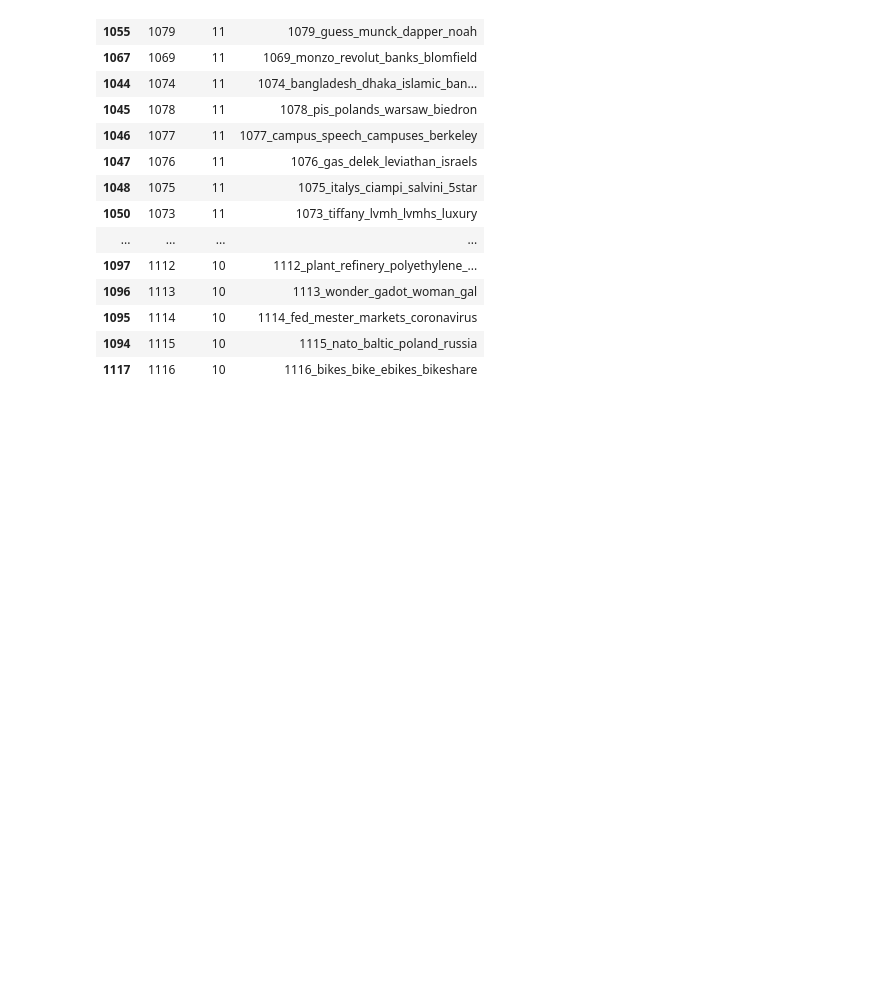
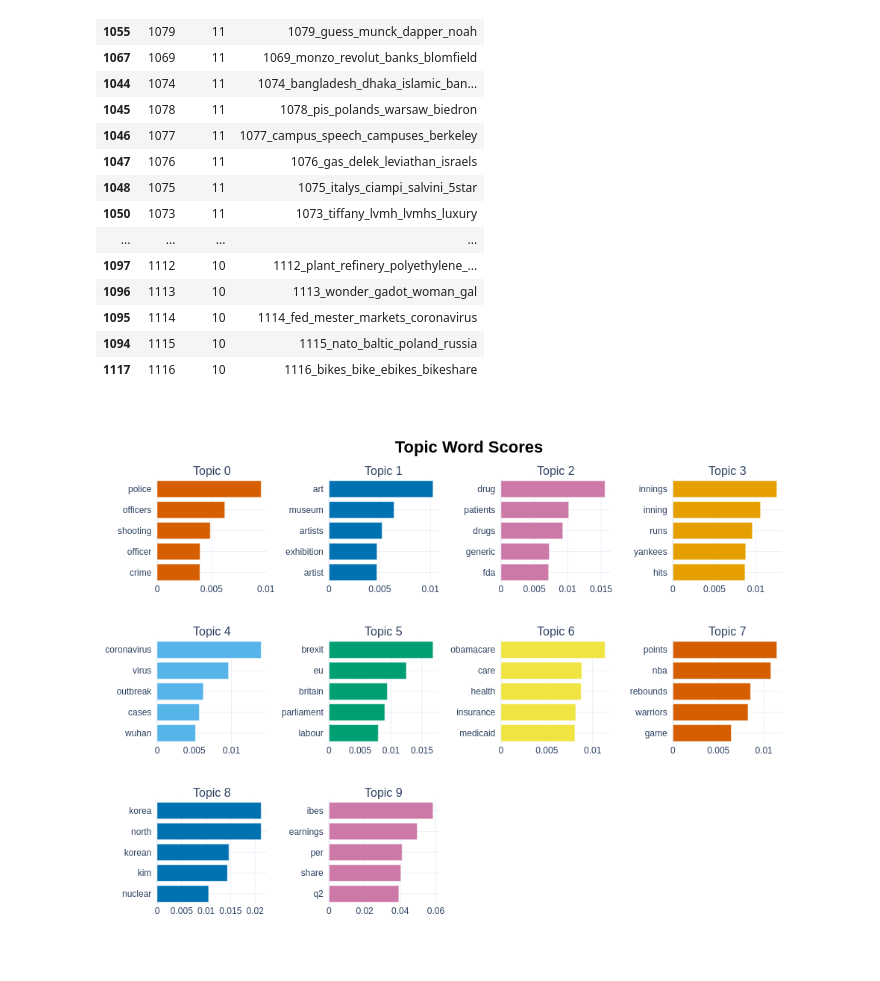
Before and after one commit to rafael-ariascalles/nlp-glg-clustering-pipeline, a Jupyter notebook: notebooks/TopicExtraction.ipynb, the cells around one changed output. Cells and saved outputs as stored; diff of their text form; code cells hidden in the pictures; blank space fills up the shorter version.

Commit message:
<code> Initial Specification of Topics

```diff
--- a/notebooks/TopicExtraction.ipynb
+++ b/notebooks/TopicExtraction.ipynb
@@ -146,3 +147,10 @@ topic_model.get_topic_info().tail(50)
 | 1095 | 1114 | 10 | 1114_fed_mester_markets_coronavirus |
 | 1094 | 1115 | 10 | 1115_nato_baltic_poland_russia |
 | 1117 | 1116 | 10 | 1116_bikes_bike_ebikes_bikeshare |
+# %%
+tp = topic_model.visualize_barchart(top_n_topics=10)
+# %%
+img_bytes = tp.to_image(format="png")
+Image(img_bytes)
+# %% [output]
+[figure, added]
```
Also changed, not shown: parts of 1 cell of this notebook, 1 other file.
